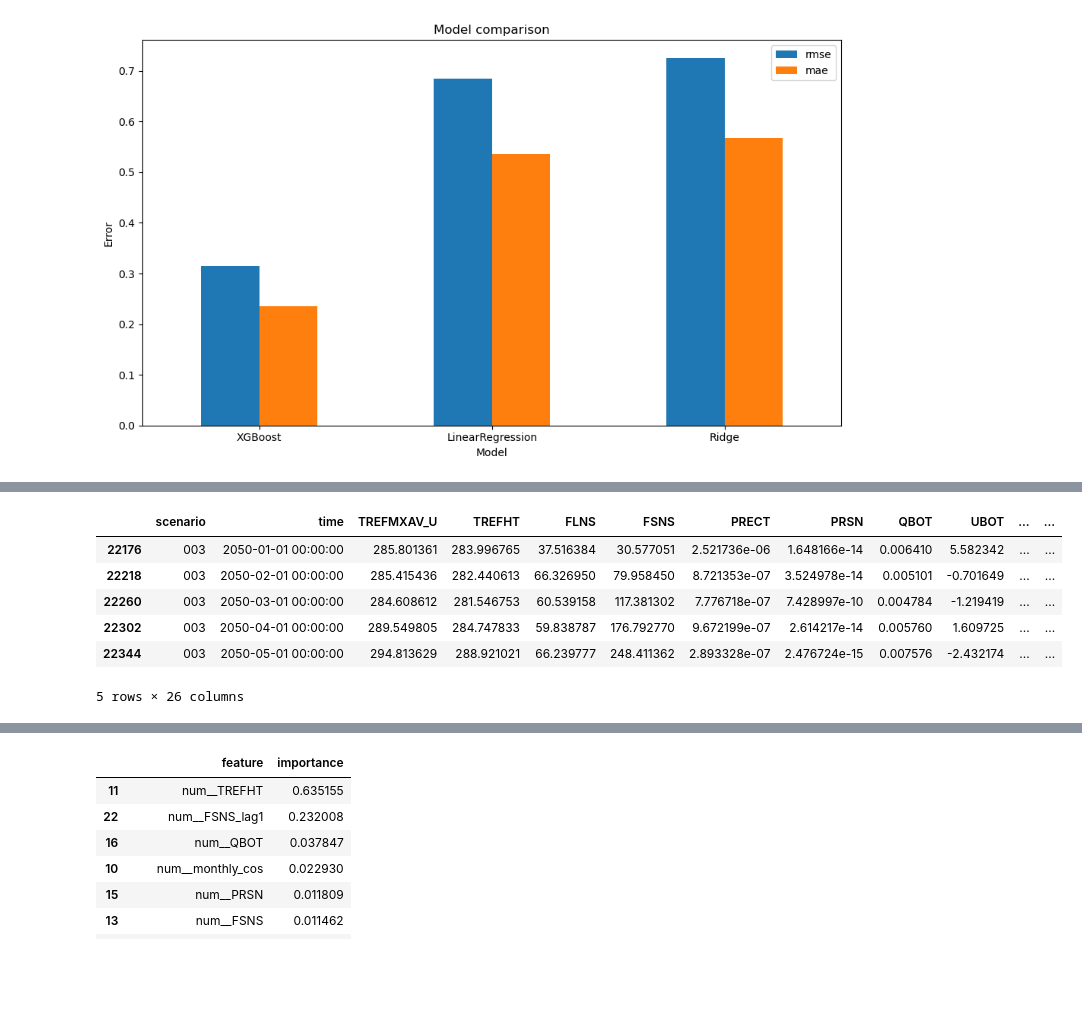
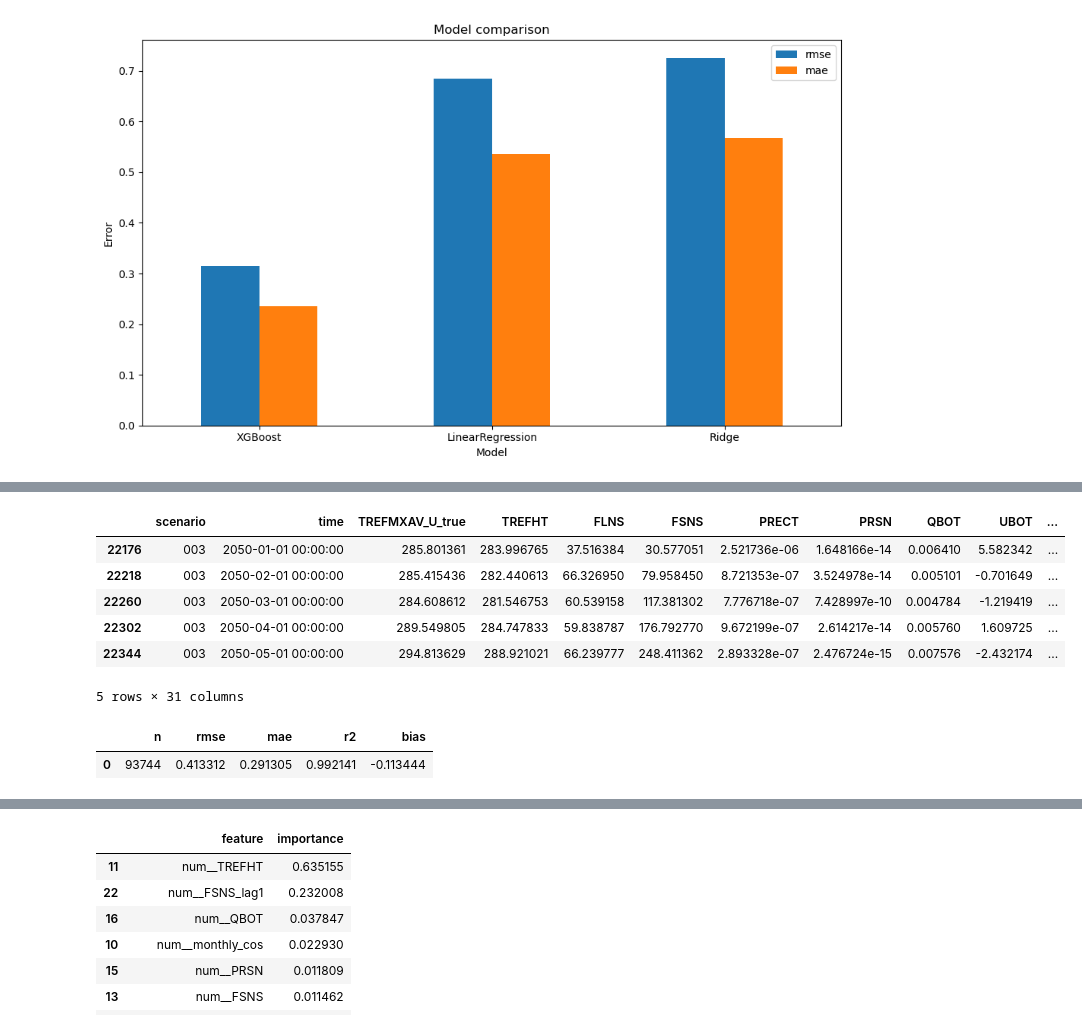
Before and after one commit to Jacob-DS-1/eds_project2, a Jupyter notebook: notebooks/03_modelling_xgboost.ipynb, the cells around one changed output, grey strips where cells are left out. Drawn from its saved outputs; the diff is of its cells as text; code cells hidden in the pictures; blank space fills up the shorter version.

Commit message:
Add post-2050 holdout scoring against true TREFMXAV_U values

```diff
--- a/notebooks/03_modelling_xgboost.ipynb
+++ b/notebooks/03_modelling_xgboost.ipynb
@@ -205,0 +242,7 @@ print(df.shape)
+# %%
+dev_df, holdout_df = split_dev_holdout(df, year_col="year", cutoff_year=2050)
+
+print("Development years:", dev_df["year"].min(), "to", dev_df["year"].max())
+print("Holdout years:", holdout_df["year"].min(), "to", holdout_df["year"].max())
+print("Development rows:", len(dev_df))
+print("Holdout rows:", len(holdout_df))
@@ -274,11 +322,11 @@ scenario_results = []
 all_val_predictions = []
 
 for i, fold in enumerate(folds, start=1):
-    train_mask = df["year"] <= fold["train_end_year"]
-    val_mask = (df["year"] >= fold["val_start_year"]) & (df["year"] <= fold["val_end_year"])
+    train_mask = dev_df["year"] <= fold["train_end_year"]
+    val_mask = (dev_df["year"] >= fold["val_start_year"]) & (dev_df["year"] <= fold["val_end_year"])
 
-    train_df = df.loc[train_mask].copy()
-    val_df = df.loc[val_mask].copy()
+    train_df = dev_df.loc[train_mask].copy()
+    val_df = dev_df.loc[val_mask].copy()
 
     X_train = train_df[feature_cols]
     y_train = train_df[target]
@@ -609,23 +661,40 @@ plt.show()
 # %%
-# Fit final XGBoost model on all pre-2050 data
+# Fit final XGBoost model on all pre-2050 data and score the post-2050 holdout
 
-train_final = df[df["year"] < 2050].copy()
-post2050 = df[df["year"] >= 2050].copy()
+X_train_final = dev_df[feature_cols]
+y_train_final = dev_df[target]
 
-X_train_final = train_final[feature_cols]
-y_train_final = train_final[target]
-X_post2050 = post2050[feature_cols]
+X_holdout = holdout_df[feature_cols]
+y_holdout = holdout_df[target]
 
 xgb_pipeline.fit(X_train_final, y_train_final)
-post2050 = post2050.copy()
-post2050["pred_TREFMXAV_U"] = xgb_pipeline.predict(X_post2050)
 
-post2050.head()
+post2050_eval = holdout_df.copy()
+post2050_eval = post2050_eval.rename(columns={target: "TREFMXAV_U_true"})
+post2050_eval["pred_TREFMXAV_U"] = xgb_pipeline.predict(X_holdout)
+post2050_eval = add_period_labels(post2050_eval)
+post2050_eval = add_error_columns(
+    post2050_eval,
+    y_true_col="TREFMXAV_U_true",
+    y_pred_col="pred_TREFMXAV_U",
+)
+
+post2050_eval.head()
 # %% [output]
-|  | scenario | time | TREFMXAV_U | TREFHT | FLNS | FSNS | PRECT | PRSN | QBOT | UBOT | ... | ... |
-| 22176 | 003 | 2050-01-01 00:00:00 | 285.801361 | 283.996765 | 37.516384 | 30.577051 | 2.521736e-06 | 1.648166e-14 | 0.006410 | 5.582342 | ... | ... |
-| 22218 | 003 | 2050-02-01 00:00:00 | 285.415436 | 282.440613 | 66.326950 | 79.958450 | 8.721353e-07 | 3.524978e-14 | 0.005101 | -0.701649 | ... | ... |
-| 22260 | 003 | 2050-03-01 00:00:00 | 284.608612 | 281.546753 | 60.539158 | 117.381302 | 7.776718e-07 | 7.428997e-10 | 0.004784 | -1.219419 | ... | ... |
-| 22302 | 003 | 2050-04-01 00:00:00 | 289.549805 | 284.747833 | 59.838787 | 176.792770 | 9.672199e-07 | 2.614217e-14 | 0.005760 | 1.609725 | ... | ... |
-| 22344 | 003 | 2050-05-01 00:00:00 | 294.813629 | 288.921021 | 66.239777 | 248.411362 | 2.893328e-07 | 2.476724e-15 | 0.007576 | -2.432174 | ... | ... |
+|  | scenario | time | TREFMXAV_U_true | TREFHT | FLNS | FSNS | PRECT | PRSN | QBOT | UBOT | ... |
+| 22176 | 003 | 2050-01-01 00:00:00 | 285.801361 | 283.996765 | 37.516384 | 30.577051 | 2.521736e-06 | 1.648166e-14 | 0.006410 | 5.582342 | ... |
+| 22218 | 003 | 2050-02-01 00:00:00 | 285.415436 | 282.440613 | 66.326950 | 79.958450 | 8.721353e-07 | 3.524978e-14 | 0.005101 | -0.701649 | ... |
+| 22260 | 003 | 2050-03-01 00:00:00 | 284.608612 | 281.546753 | 60.539158 | 117.381302 | 7.776718e-07 | 7.428997e-10 | 0.004784 | -1.219419 | ... |
+| 22302 | 003 | 2050-04-01 00:00:00 | 289.549805 | 284.747833 | 59.838787 | 176.792770 | 9.672199e-07 | 2.614217e-14 | 0.005760 | 1.609725 | ... |
+| 22344 | 003 | 2050-05-01 00:00:00 | 294.813629 | 288.921021 | 66.239777 | 248.411362 | 2.893328e-07 | 2.476724e-15 | 0.007576 | -2.432174 | ... |
-5 rows × 26 columns
+5 rows × 31 columns
+# %%
+overall_metrics = pd.DataFrame(
+    [regression_metrics(post2050_eval["TREFMXAV_U_true"], post2050_eval["pred_TREFMXAV_U"])]
+)
+overall_metrics.insert(0, "n", len(post2050_eval))
+
+overall_metrics
+# %% [output]
+|  | n | rmse | mae | r2 | bias |
+| 0 | 93744 | 0.413312 | 0.291305 | 0.992141 | -0.113444 |
```
Also changed, not shown: parts of 25 cells of this notebook, 2 other files.
